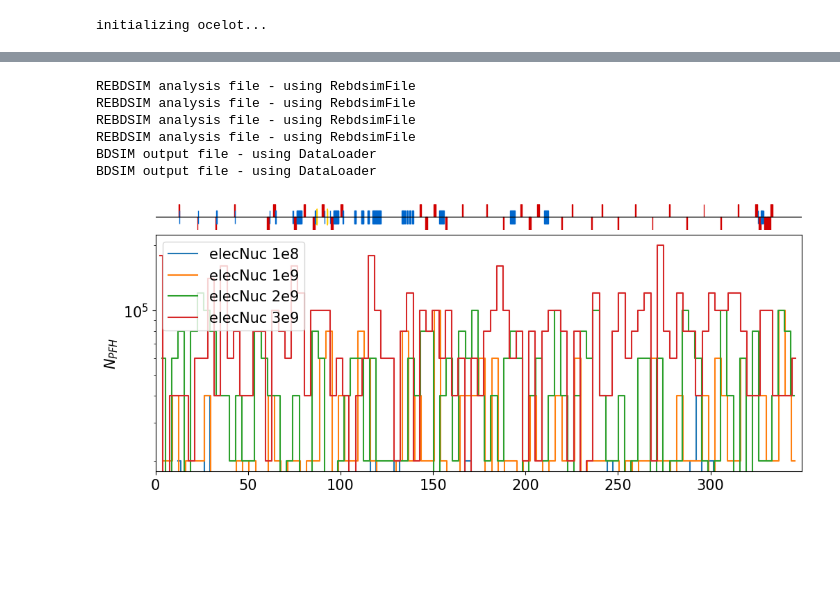
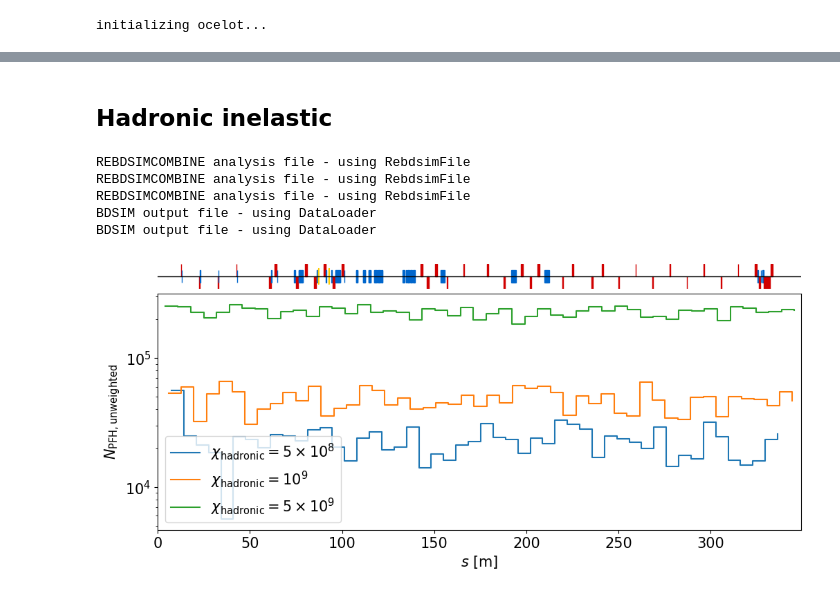
Before and after one commit to MarinDeniaud/luxe-backgrounds, a Jupyter notebook: 06_analysis/jupyter_notebooks/Adjust_biasing_factors_per_process.ipynb, the cells around one changed output, grey strips where cells are left out. Drawn from its saved outputs; the diff is of its cells as text; code cells hidden in the pictures; blank space fills up the shorter version.

```diff
--- a/06_analysis/jupyter_notebooks/Adjust_biasing_factors_per_process.ipynb
+++ b/06_analysis/jupyter_notebooks/Adjust_biasing_factors_per_process.ipynb
@@ -36,0 +15,3 @@ hist_coulomb_1e10 = "manchester_farm/background/results/histfiles/14571349_0_100
+# %%
+date = "2026_06_02"
+save_name_prefix = "jupyter_notebooks/plots/EUXFEL/Background/" + date + "_EuXFEL_plot"
@@ -53,12 +90,27 @@ hist_elecNuc_3e9 = "manchester_farm/background/results/histfiles/14592361_0_1000
+# %% [markdown]
+## Hadronic inelastic
+# %%
+hadronic_1e6 = "manchester_farm/background/results/mergedfiles/1000000_part_XTD8_Hadronic_1e6_merged.root"
+hadronic_5e6 = "manchester_farm/background/results/mergedfiles/1000000_part_XTD8_Hadronic_5e6_merged.root"
+hadronic_1e7 = "manchester_farm/background/results/mergedfiles/1000000_part_XTD8_Hadronic_1e7_merged.root"
+hadronic_5e7 = "manchester_farm/background/results/mergedfiles/1000000_part_XTD8_Hadronic_5e7_merged.root"
+hadronic_1e8 = "manchester_farm/background/results/mergedfiles/1000000_part_XTD8_Hadronic_1e8_merged.root"
+hadronic_5e8 = "manchester_farm/background/results/mergedfiles/1000000_part_XTD8_Hadronic_5e8_merged.root"
+hadronic_1e9 = "manchester_farm/background/results/mergedfiles/1000000_part_XTD8_Hadronic_1e9_merged.root"
+hadronic_5e9 = "manchester_farm/background/results/mergedfiles/1000000_part_XTD8_Hadronic_5e9_merged.root"
 # %%
-beamGas.plotSameHistMultipleFiles([hist_elecNuc_1e8, hist_elecNuc_1e9, hist_elecNuc_2e9, hist_elecNuc_3e9], "PFH_S_fHadronInelastic",
-                                  legend = ["elecNuc 1e8", "elecNuc 1e9", "elecNuc 2e9", "elecNuc 3e9"], ylabel=r"$N_{PFH}$",
+beamGas.plotSameHistMultipleFiles([hadronic_5e8, hadronic_1e9, hadronic_5e9], "PFH_S_fHadronInelastic",
+                                  legend = [r"$\chi_{\rm hadronic} = 5\times 10^{8}$", r"$\chi_{\rm hadronic} = 10^{9}$",
+                                            r"$\chi_{\rm hadronic} = 5\times 10^{9}$"],
+                                  ylabel=r"$N_{\rm PFH, unweighted}$", xlabel=r"$s$ [m]",
                                   gmadfile = 'gmad_files/XTD8_matched_biasing.gmad', logY=True, figsize=[12, 5])
+os.chdir('/Users/marindeniaud/PhD/PhD-git/luxe-backgrounds/06_analysis/')
+_plt.savefig("{}_PFH_hadronic_unweighted.pdf".format(save_name_prefix), dpi=300, bbox_inches='tight')
+os.chdir('/Users/marindeniaud/PhD/PhD-git/luxe-elbex')
 # %% [output]
-REBDSIM analysis file - using RebdsimFile
-REBDSIM analysis file - using RebdsimFile
-REBDSIM analysis file - using RebdsimFile
-REBDSIM analysis file - using RebdsimFile
+REBDSIMCOMBINE analysis file - using RebdsimFile
+REBDSIMCOMBINE analysis file - using RebdsimFile
+REBDSIMCOMBINE analysis file - using RebdsimFile
 BDSIM output file - using DataLoader
 BDSIM output file - using DataLoader
-[figure, old version]
+[figure, new version]
```
Also changed, not shown: parts of 14 cells of this notebook, 4 other files.
